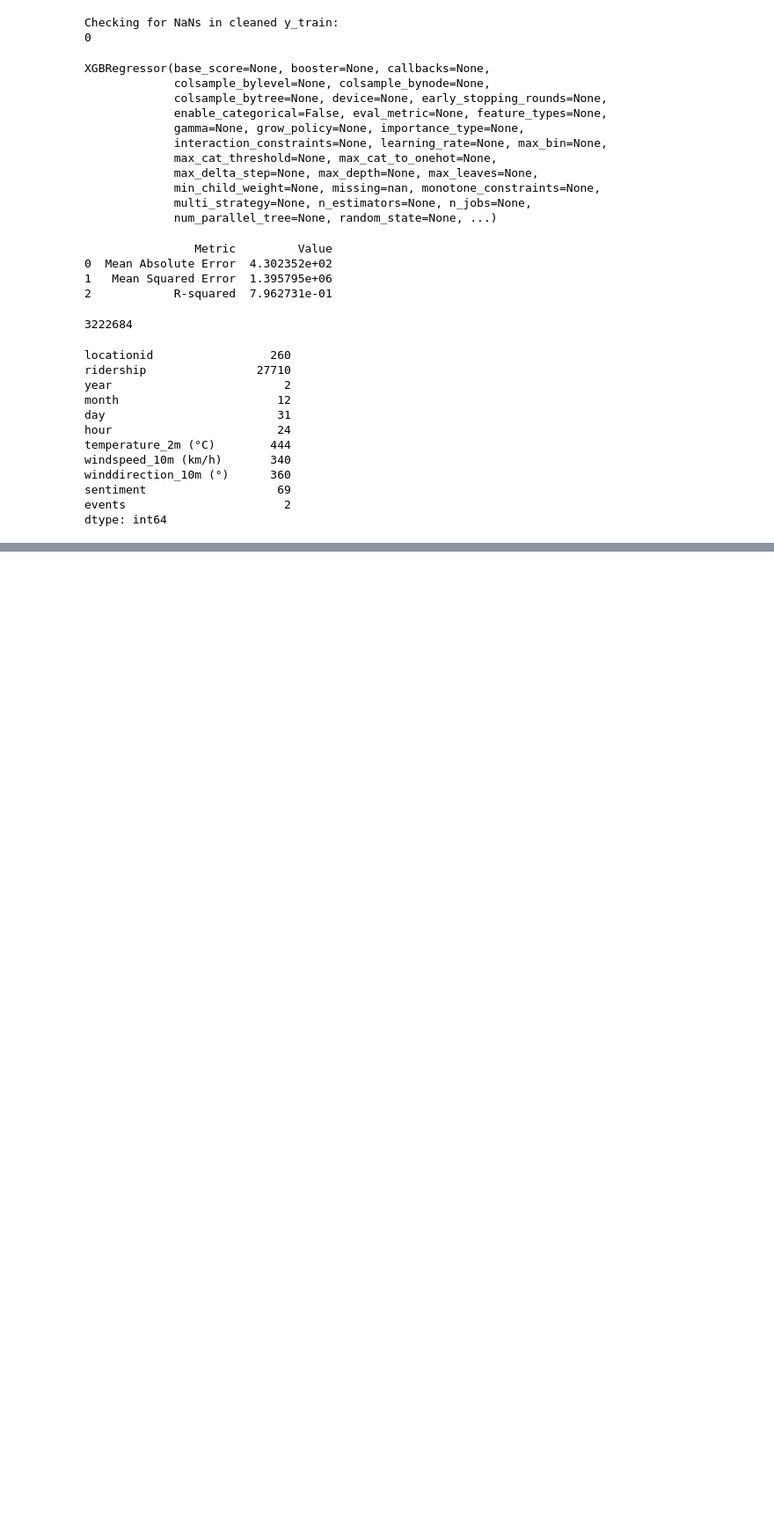
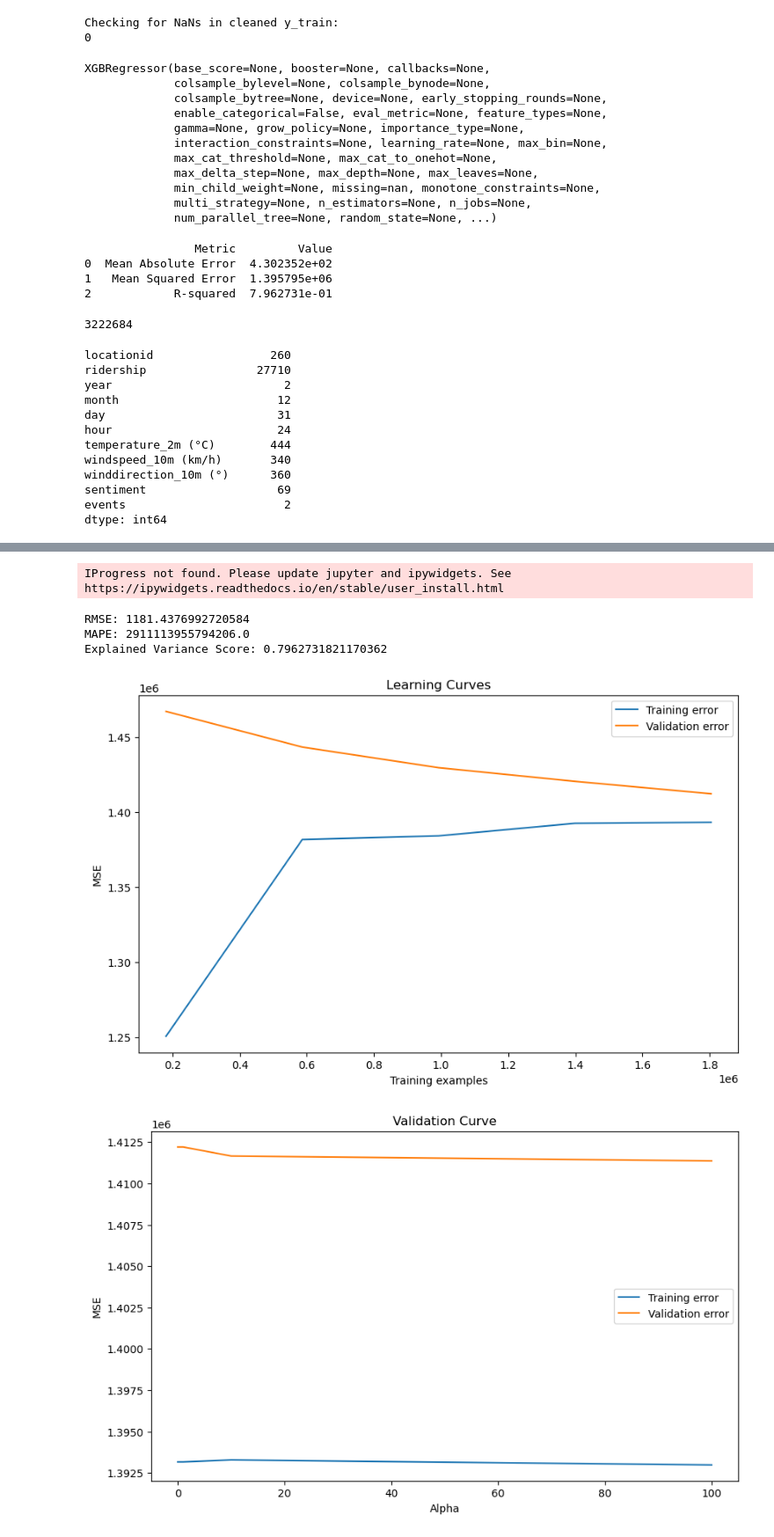
Before and after one commit to t-acheson/project2-fomo, a Jupyter notebook: data/xgboost.ipynb, the cells around one changed output, grey strips where cells are left out. Shown at 88% size. Drawn from its saved outputs; the diff is of its cells as text; code cells hidden in the pictures; blank space fills up the shorter version.

Commit message:
more evaluation

```diff
--- a/data/xgboost.ipynb
+++ b/data/xgboost.ipynb
@@ -158,0 +198,68 @@ with open('c:/fomo_data2/xgb_model.pkl', 'wb') as file:
+# %%
+from sklearn.metrics import mean_absolute_percentage_error, explained_variance_score
+from sklearn.model_selection import learning_curve, validation_curve
+import shap
+
+# Additional evaluation metrics
+rmse = np.sqrt(mse)
+mape = mean_absolute_percentage_error(y_test, y_pred)
+explained_variance = explained_variance_score(y_test, y_pred)
+
+print(f"RMSE: {rmse}")
+print(f"MAPE: {mape}")
+print(f"Explained Variance Score: {explained_variance}")
+
+# Learning Curves
+train_sizes, train_scores, test_scores = learning_curve(xgb_reg, X_train, y_train, cv=5, scoring='neg_mean_squared_error')
+train_scores_mean = -np.mean(train_scores, axis=1)
+test_scores_mean = -np.mean(test_scores, axis=1)
+
+plt.figure(figsize=(10, 6))
+plt.plot(train_sizes, train_scores_mean, label='Training error')
+plt.plot(train_sizes, test_scores_mean, label='Validation error')
+plt.xlabel('Training examples')
+plt.ylabel('MSE')
+plt.title('Learning Curves')
+plt.legend()
+plt.show()
+
+# Validation Curve
+param_range = np.logspace(-3, 2, 6)
+train_scores, test_scores = validation_curve(xgb_reg, X_train, y_train, param_name="reg_alpha", param_range=param_range, cv=5, scoring="neg_mean_squared_error")
+train_scores_mean = -np.mean(train_scores, axis=1)
+test_scores_mean = -np.mean(test_scores, axis=1)
+
+plt.figure(figsize=(10, 6))
+plt.plot(param_range, train_scores_mean, label='Training error')
+plt.plot(param_range, test_scores_mean, label='Validation error')
+plt.xlabel('Alpha')
+plt.ylabel('MSE')
+plt.title('Validation Curve')
+plt.legend()
+plt.show()
+
+# Partial Dependence Plots
+from sklearn.inspection import plot_partial_dependence
+fig, ax = plt.subplots(figsize=(12, 8))
+plot_partial_dependence(xgb_reg, X_train, features=[0, 1], grid_resolution=50, ax=ax)
+plt.show()
+
+# SHAP values
+explainer = shap.Explainer(xgb_reg)
+shap_values = explainer(X_test)
+
+shap.summary_plot(shap_values, X_test)
+
+# Q-Q Plot
+import scipy.stats as stats
+plt.figure(figsize=(10, 6))
+stats.probplot(residuals, dist="norm", plot=plt)
+plt.title('Q-Q Plot')
+plt.show()'''
+# %% [output]
+IProgress not found. Please update jupyter and ipywidgets. See https://ipywidgets.readthedocs.io/en/stable/user_install.html
+RMSE: 1181.4376992720584
+MAPE: 2911113955794206.0
+Explained Variance Score: 0.7962731821170362
+[figure, added]
+[figure, added]
```
Also changed, not shown: parts of 11 cells of this notebook, 1 other file.
